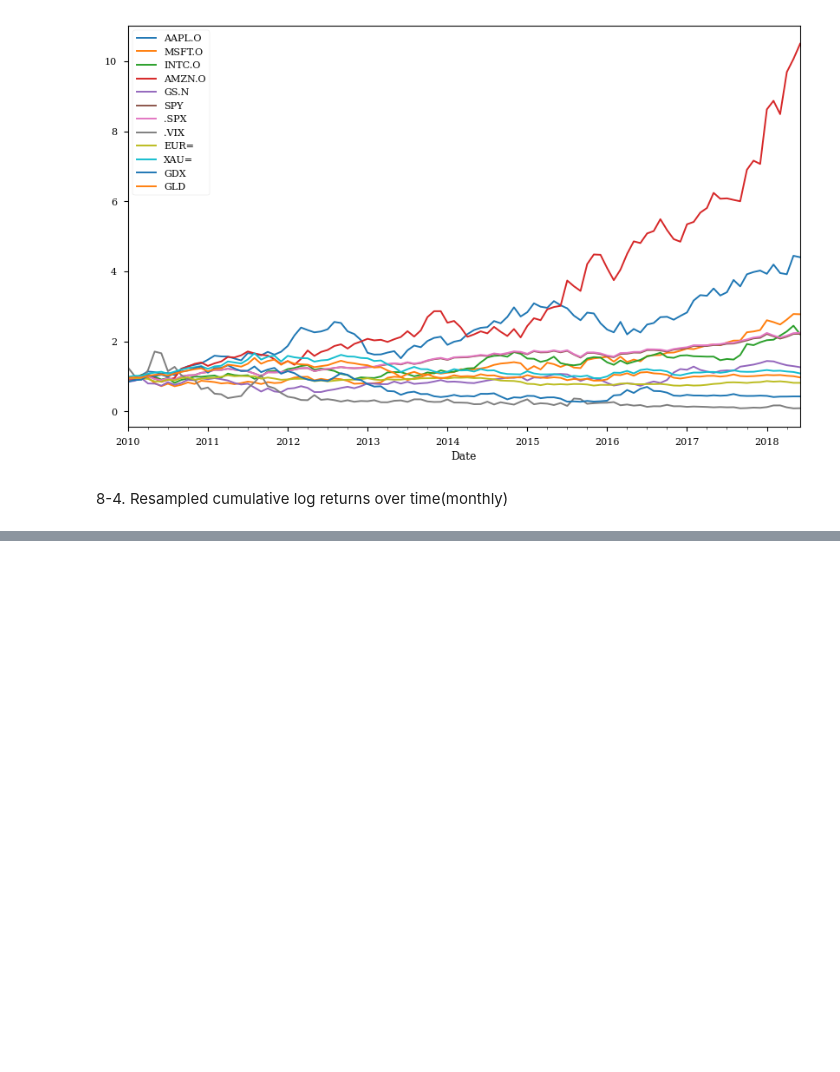
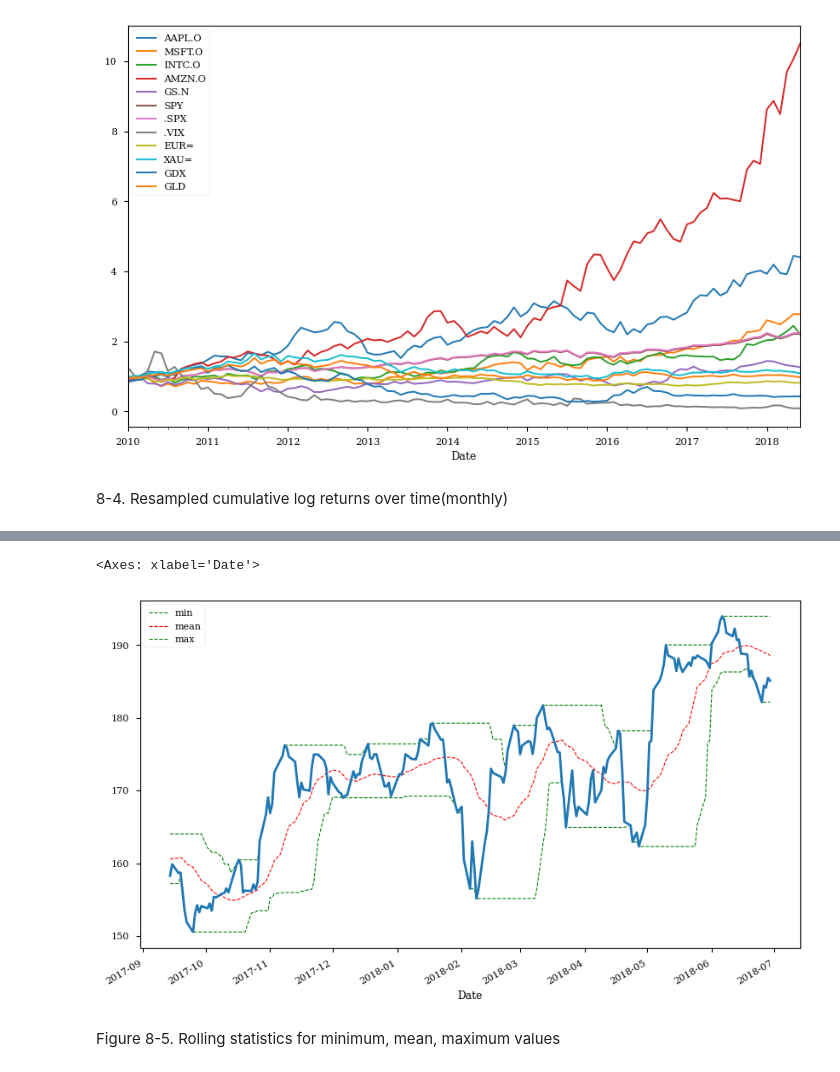
Before and after one commit to Youngsoo1024/Python_Finance, a Jupyter notebook: Chap8/ch8_test.ipynb, the cells around one changed output, grey strips where cells are left out. Saved outputs shown, nothing was run; the diff lists cells and outputs as text; code cells hidden in the pictures; blank space fills up the shorter version.

```diff
--- a/Chap8/ch8_test.ipynb
+++ b/Chap8/ch8_test.ipynb
@@ -256,0 +277,9 @@ rets.cumsum().apply(np.exp).resample('ME',label='right').last().plot(figsize=(10
+# %%
+data['std'] = data[sym].rolling(window=window).std()
+# %%
+data['median'] = data[sym].rolling(window=window).median()
+# %%
+data['max'] = data[sym].rolling(window=window).max()
+# %%
+data['ewma'] = data[sym].ewm(halflife =0.5, min_periods = window).mean()
+#caluculated the exponentially weighted moving average, with decay in terms of a half life of 0.5
@@ -256,0 +296,8 @@ rets.cumsum().apply(np.exp).resample('ME',label='right').last().plot(figsize=(10
+# %%
+ax = data[['min', 'mean', 'max']].iloc[-200:].plot(figsize=(10,6), style=['g--', 'r--', 'g--'],lw=0.8)
+data[sym].iloc[-200:].plot(ax=ax, lw=2.0)
+# %% [output]
+<Axes: xlabel='Date'>
+[figure, added]
+# %% [markdown]
+Figure 8-5. Rolling statistics for minimum, mean, maximum values
```
Also changed, not shown: parts of 23 cells of this notebook.
